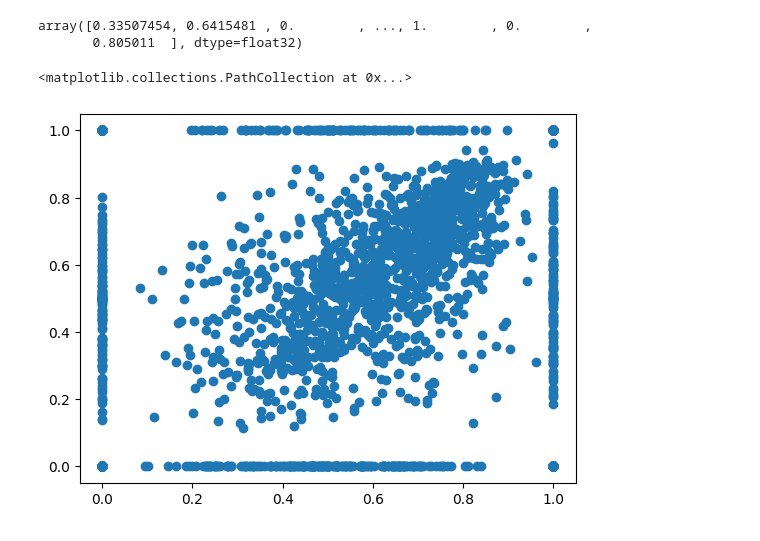
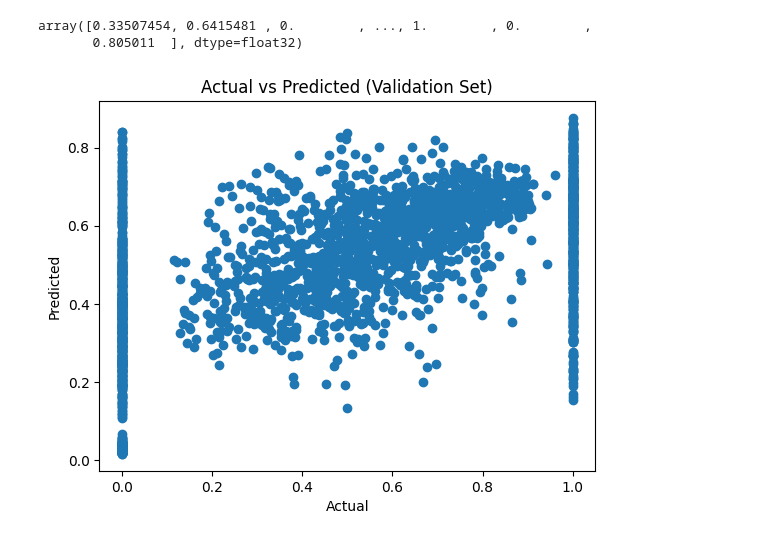
Before and after one commit to ecw70574/US-Census-Voting-and-Registration-DSCI-Capstone-Project, a Jupyter notebook: LSTM-pipeline-and-training.ipynb, the cells around one changed output. Cells and saved outputs as stored; diff of their text form; code cells hidden in the pictures.

```diff
--- a/LSTM-pipeline-and-training.ipynb
+++ b/LSTM-pipeline-and-training.ipynb
@@ -377,7 +378,10 @@ array([0.33507454, 0.6415481 , 0.        , ..., 1.        , 0.        ,
        0.805011  ], dtype=float32)
 # %%
 import matplotlib.pyplot as plt
-plt.scatter(y_train, y_true)
+plt.scatter(y_true, y_pred)
+plt.title("Actual vs Predicted (Validation Set)")
+plt.xlabel("Actual")
+plt.ylabel("Predicted")
+plt.show()
 # %% [output]
-<matplotlib.collections.PathCollection at 0x...>
-[figure, old version]
+[figure, new version]
```
Also changed, not shown: parts of 10 cells of this notebook.
